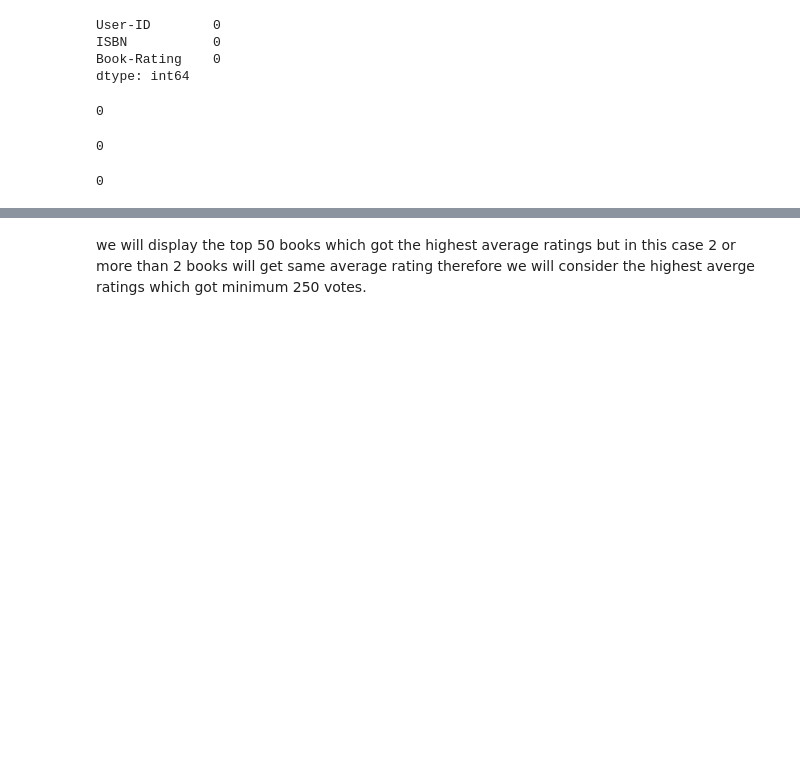
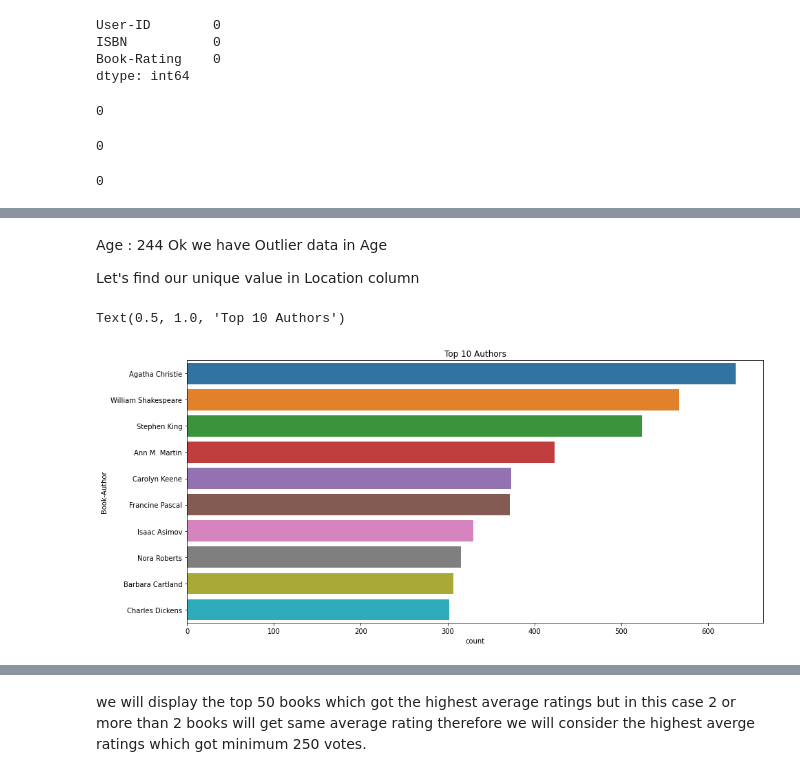
Before and after one commit to Tarungeed/Book_recommendation_system, a Jupyter notebook: Book_recommendation_system.ipynb, the cells around one changed output, grey strips where cells are left out. Cells and saved outputs as stored; diff of their text form; code cells hidden in the pictures; blank space fills up the shorter version.

```diff
--- a/Book_recommendation_system.ipynb
+++ b/Book_recommendation_system.ipynb
@@ -90,0 +120,12 @@ users.duplicated().sum()
+# %% [markdown]
+Age : 244
+Ok we have Outlier data in Age
+
+Let's find our unique value in Location column
+# %%
+plt.figure(figsize=(15,7))
+sns.countplot(y='Book-Author',data=books,order=pd.value_counts(books['Book-Author']).iloc[:10].index)
+plt.title('Top 10 Authors')
+# %% [output]
+Text(0.5, 1.0, 'Top 10 Authors')
+[figure, added]
```
Also changed, not shown: parts of 13 cells of this notebook.
